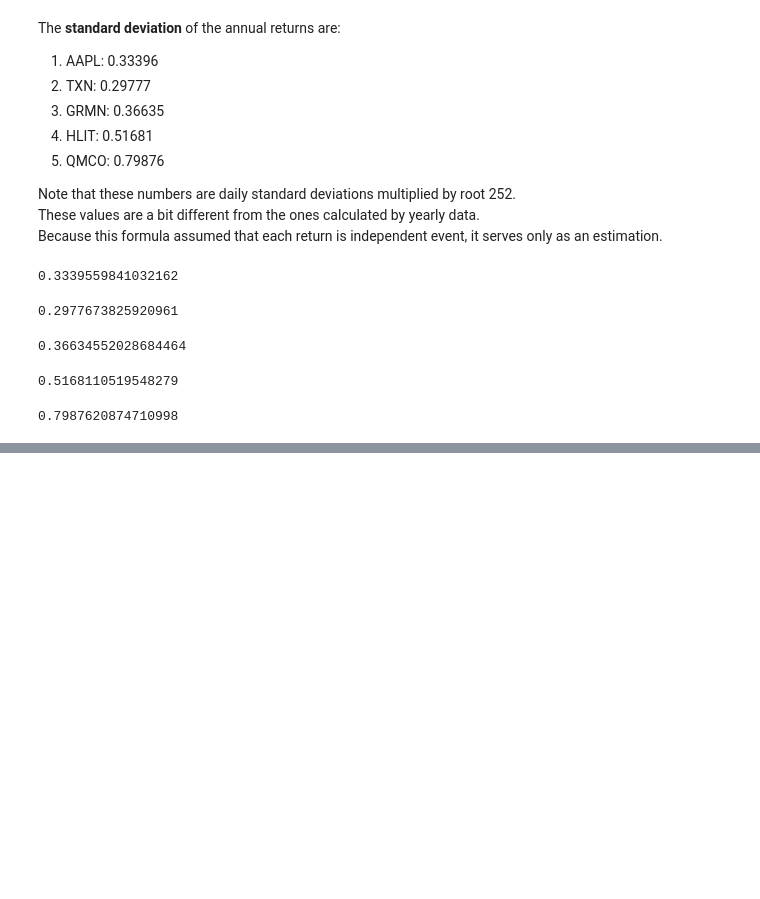
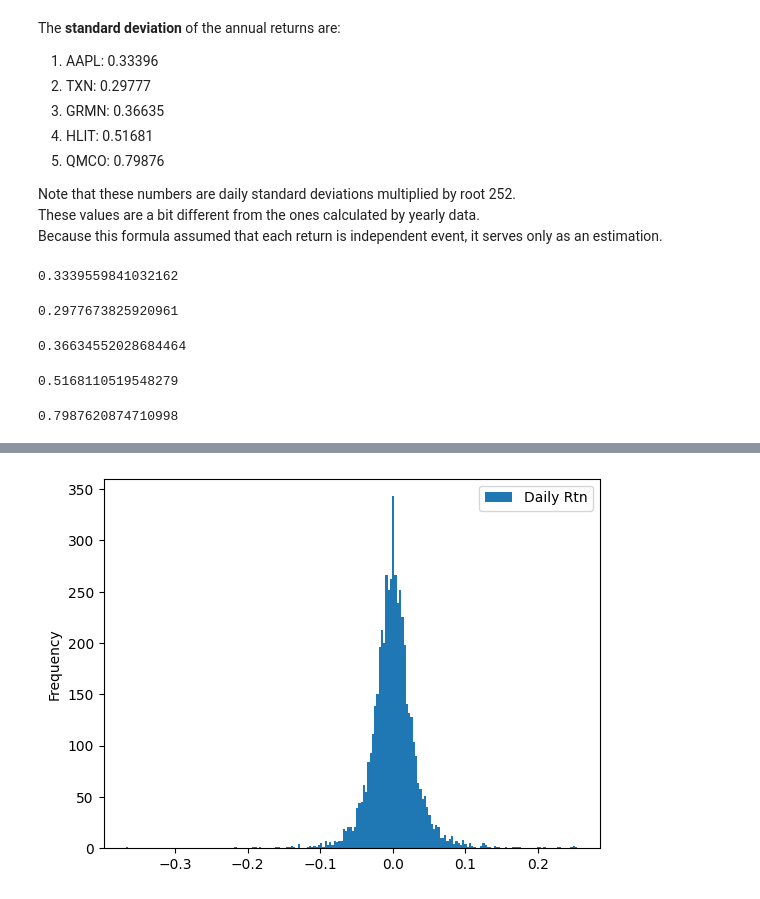
Before and after one commit to HYChangTAMU/Projects, a Jupyter notebook: Assignment1/Project1.ipynb, the cells around one changed output, grey strips where cells are left out. Drawn from its saved outputs; the diff is of its cells as text; code cells hidden in the pictures; blank space fills up the shorter version.

```diff
--- a/Assignment1/Project1.ipynb
+++ b/Assignment1/Project1.ipynb
@@ -580,0 +603,4 @@ qmco_day["Daily Rtn"].std() * np.sqrt(252)
+# %%
+plot_distribution(hlit_day)
+# %% [output]
+[figure, added]
```
Also changed, not shown: parts of 7 cells of this notebook.
